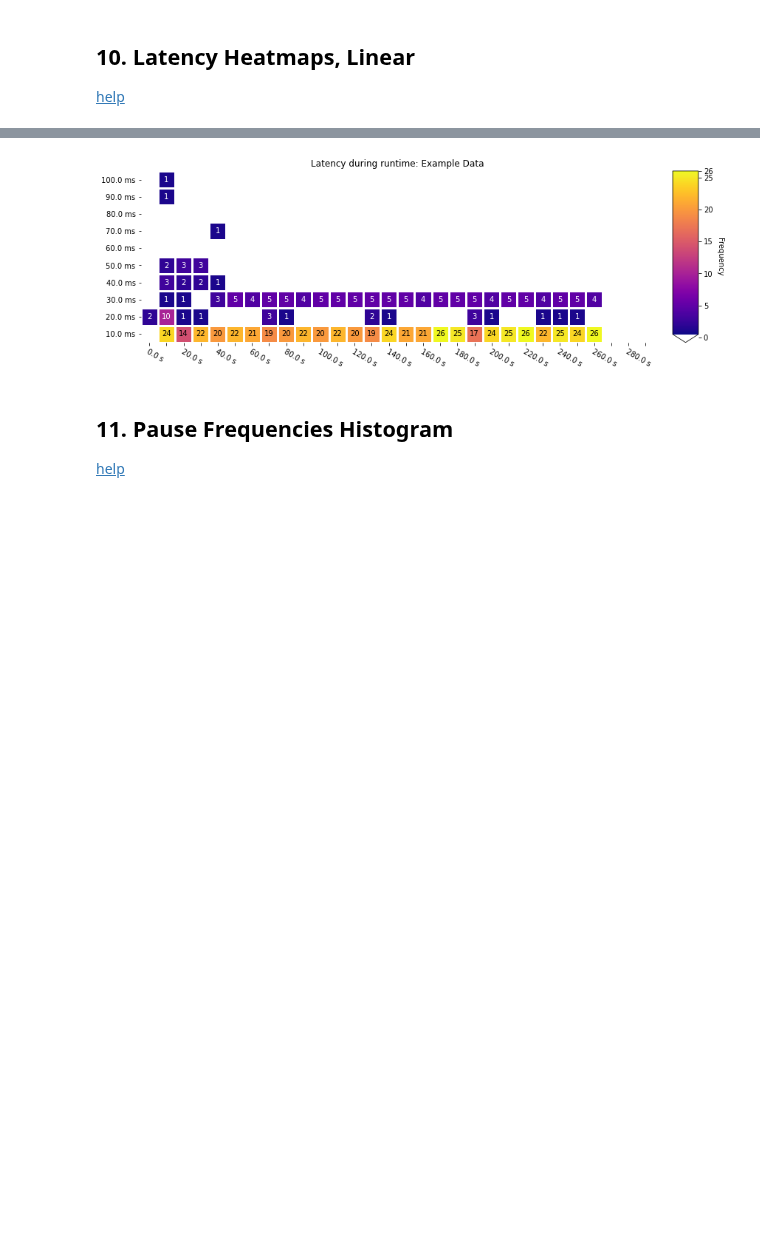
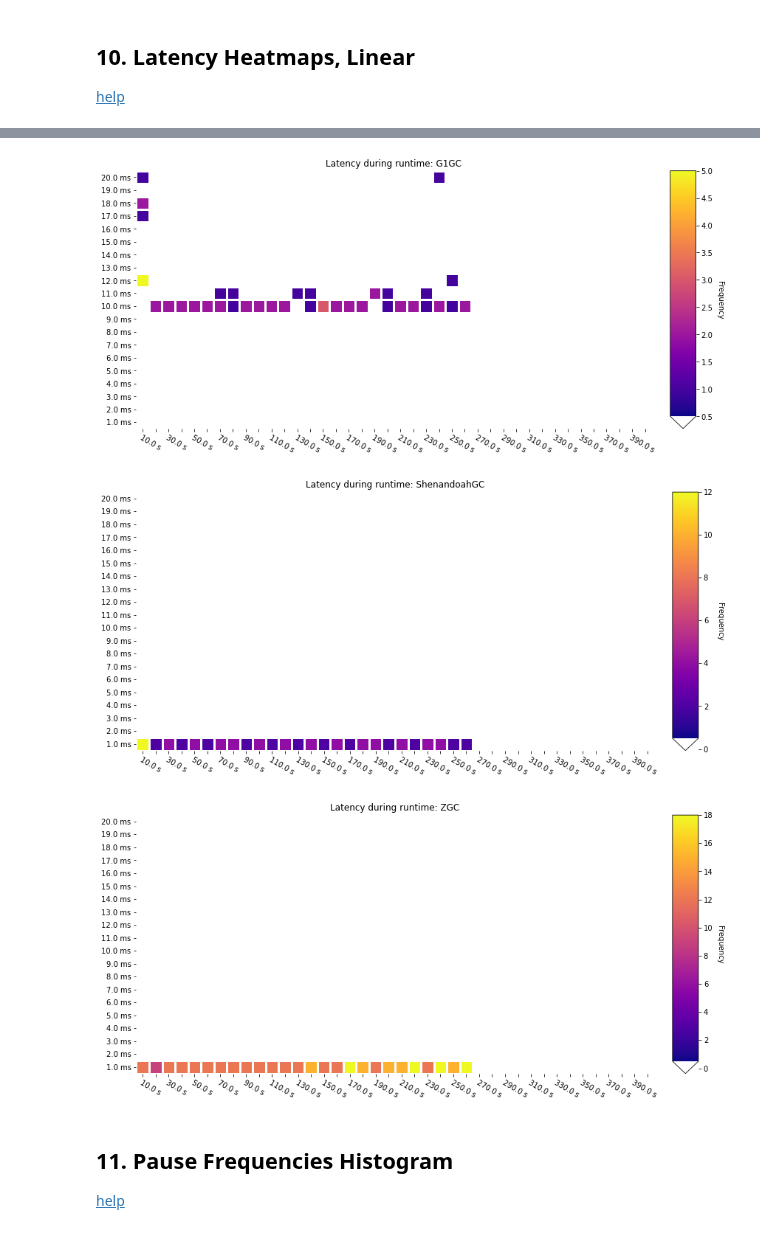
Before and after one commit to apple/GCGC, a Jupyter notebook: src/notebooks/GCGC.ipynb, the cells around one changed output, grey strips where cells are left out. Cells and saved outputs as stored; diff of their text form; code cells hidden in the pictures; blank space fills up the shorter version.

Commit message:
Add inline installation of python packages. Change default filepaths and labels.

```diff
--- a/src/notebooks/GCGC.ipynb
+++ b/src/notebooks/GCGC.ipynb
@@ -8,11 +8,21 @@ This notebook will automatically generate a list of plots for analysis of your g
 First, in the cell below, fill in both labels and filepaths as a list of strings.
 # %%
 ### List of files to analyze. You can use the wildcard to gather files in one directory for one run.
-filepaths = ["../../datasets/*.log"]
+filepaths = ["../../datasets/G1GC.log",
+             "../../datasets/ShenandoahGC.log",
+             "../../datasets/ZGC.*"] # uses wild card to capture both ZGC.log.0 and ZGC.log.1 files
 
 ### Describe the files above. Each index in the list corresponds to one GC log run.
-labels = [ "Example Data"]
+labels = ["G1GC",
+          "ShenandoahGC",
+          "ZGC"]
 
 # Used for development. Changes made in other files are reflected here.
 %load_ext autoreload
 %autoreload 2
+
+# Import all required packages onto local computer
+import sys
+!{sys.executable} -m pip install matplotlib # used for all plotting
+!{sys.executable} -m pip install pandas # used to store gc event data
+!{sys.executable} -m pip install numpy # used for computations on gc event data
@@ -352,10 +379,10 @@ plot.grid(alpha = 0.1)
 # %%
 from src.graphing.plotting import plot_heatmaps
 
-number_x_intervals  = 30
-number_y_intervals  = 10
+number_x_intervals  = 40
+number_y_intervals  = 20
 duration_x_interval = 10 # seconds
-duration_y_interval = 10 # miliseconds
+duration_y_interval = 1 # miliseconds
 
 # Dimensions packs the parameters into one object
 dimensions = [number_x_intervals,
@@ -363,7 +390,7 @@ dimensions = [number_x_intervals,
               duration_x_interval,
               duration_y_interval]
 
-frequency_ticks = True
+frequency_ticks = False
 plot_heatmaps(gc_event_dataframes,
             dimensions,
             filter_by = pauses_only,
@@ -373,4 +401,6 @@ plot_heatmaps(gc_event_dataframes,
-[figure, old version]
+[figure, new version]
+[figure, added]
+[figure, added]
 # %% [markdown]
 ## 11. Pause Frequencies Histogram
 [help](https://github.pie.apple.com/ellis-brown/GCGC/blob/version0.9.2/src/notebooks/README.md#11-pause-frequencies-histogram)
```
Also changed, not shown: parts of 20 cells of this notebook.
